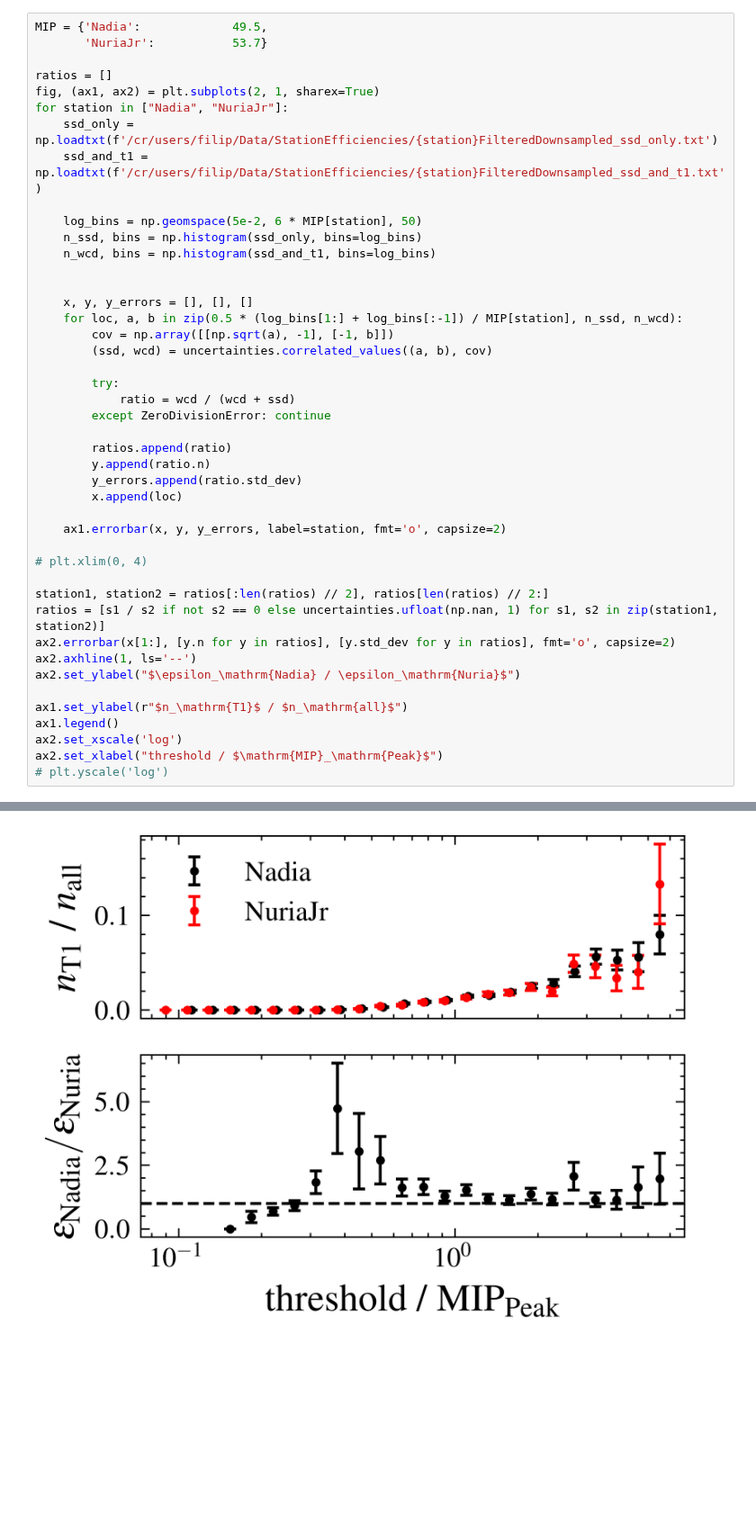
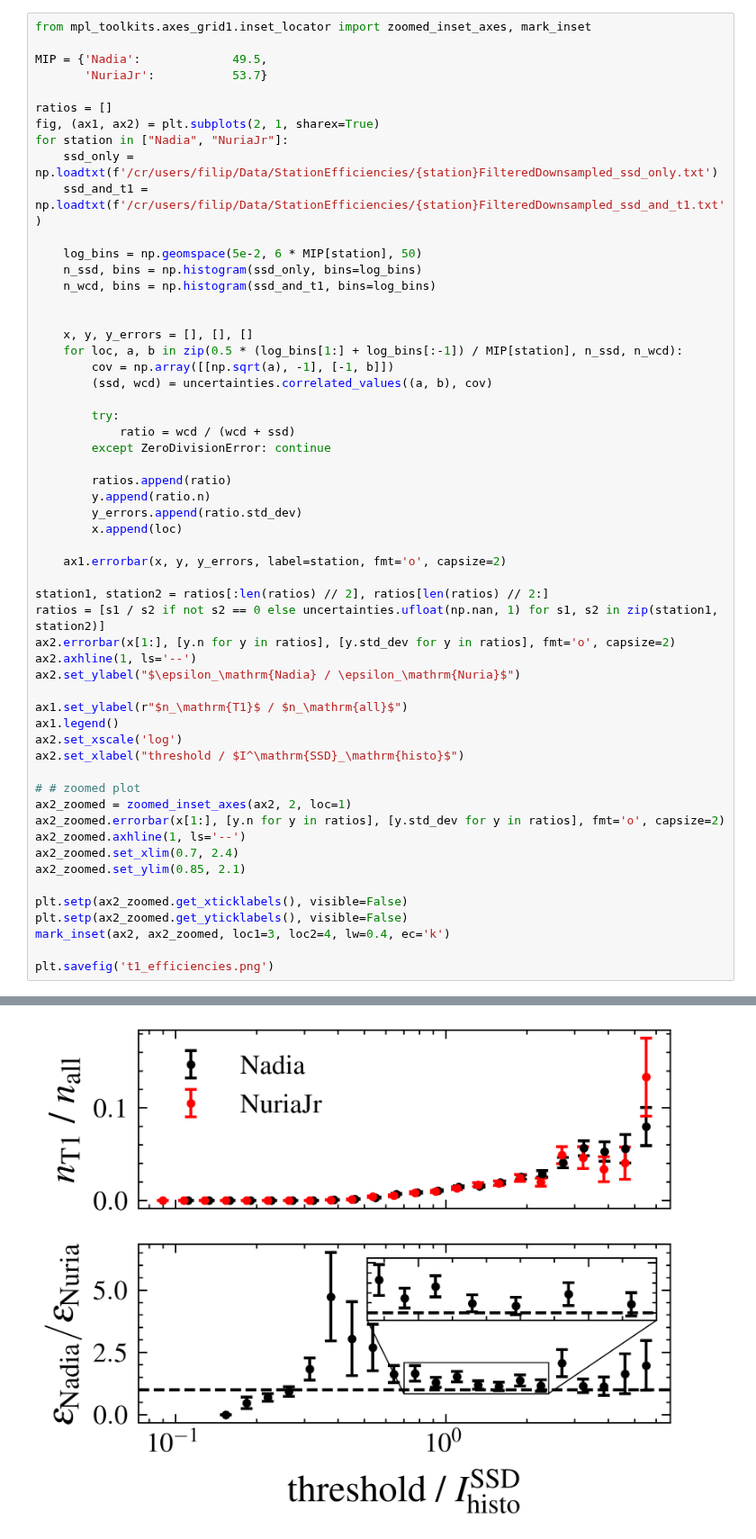
Before and after one commit to Quizznor/phd-thesis, a Jupyter notebook: Projects/SSDOnlineCalib/CheckMonitHistos/look_into_randoms.ipynb, the cells around one changed output, grey strips where cells are left out. Shown at 90% size. Drawn from its saved outputs; the diff is of its cells as text; blank space fills up the shorter version.

```diff
--- a/Projects/SSDOnlineCalib/CheckMonitHistos/look_into_randoms.ipynb
+++ b/Projects/SSDOnlineCalib/CheckMonitHistos/look_into_randoms.ipynb
@@ -109,6 +109,8 @@ ax2.set_ylabel("$\sigma_\mathrm{stat.}\,/\,\mathrm{MIP}_\mathrm{Peak}$")
 Text(0, 0.5, '$\\sigma_\\mathrm{stat.}\\,/\\,\\mathrm{MIP}_\\mathrm{Peak}$')
 [figure]
 # %%
+from mpl_toolkits.axes_grid1.inset_locator import zoomed_inset_axes, mark_inset
+
 MIP = {'Nadia':             49.5,
        'NuriaJr':           53.7}
 
@@ -139,8 +141,6 @@ for station in ["Nadia", "NuriaJr"]:
 
     ax1.errorbar(x, y, y_errors, label=station, fmt='o', capsize=2)
 
-# plt.xlim(0, 4)
-
 station1, station2 = ratios[:len(ratios) // 2], ratios[len(ratios) // 2:]
 ratios = [s1 / s2 if not s2 == 0 else uncertainties.ufloat(np.nan, 1) for s1, s2 in zip(station1, station2)]
 ax2.errorbar(x[1:], [y.n for y in ratios], [y.std_dev for y in ratios], fmt='o', capsize=2)
@@ -150,6 +150,18 @@ ax2.set_ylabel("$\epsilon_\mathrm{Nadia} / \epsilon_\mathrm{Nuria}$")
 ax1.set_ylabel(r"$n_\mathrm{T1}$ / $n_\mathrm{all}$")
 ax1.legend()
 ax2.set_xscale('log')
-ax2.set_xlabel("threshold / $\mathrm{MIP}_\mathrm{Peak}$")
-# plt.yscale('log')
+ax2.set_xlabel("threshold / $I^\mathrm{SSD}_\mathrm{histo}$")
+
+# # zoomed plot
+ax2_zoomed = zoomed_inset_axes(ax2, 2, loc=1)
+ax2_zoomed.errorbar(x[1:], [y.n for y in ratios], [y.std_dev for y in ratios], fmt='o', capsize=2)
+ax2_zoomed.axhline(1, ls='--')
+ax2_zoomed.set_xlim(0.7, 2.4)
+ax2_zoomed.set_ylim(0.85, 2.1)
+
+plt.setp(ax2_zoomed.get_xticklabels(), visible=False)
+plt.setp(ax2_zoomed.get_yticklabels(), visible=False)
+mark_inset(ax2, ax2_zoomed, loc1=3, loc2=4, lw=0.4, ec='k')
+
+plt.savefig('t1_efficiencies.png')
 # %% [output]
@@ -157 +168 @@ Text(0.5, 0, 'threshold / $\\mathrm{MIP}_\\mathrm{Peak}$')
-[figure, old version]
+[figure, new version]
```
Also changed, not shown: parts of 3 cells of this notebook, 3 other files.
